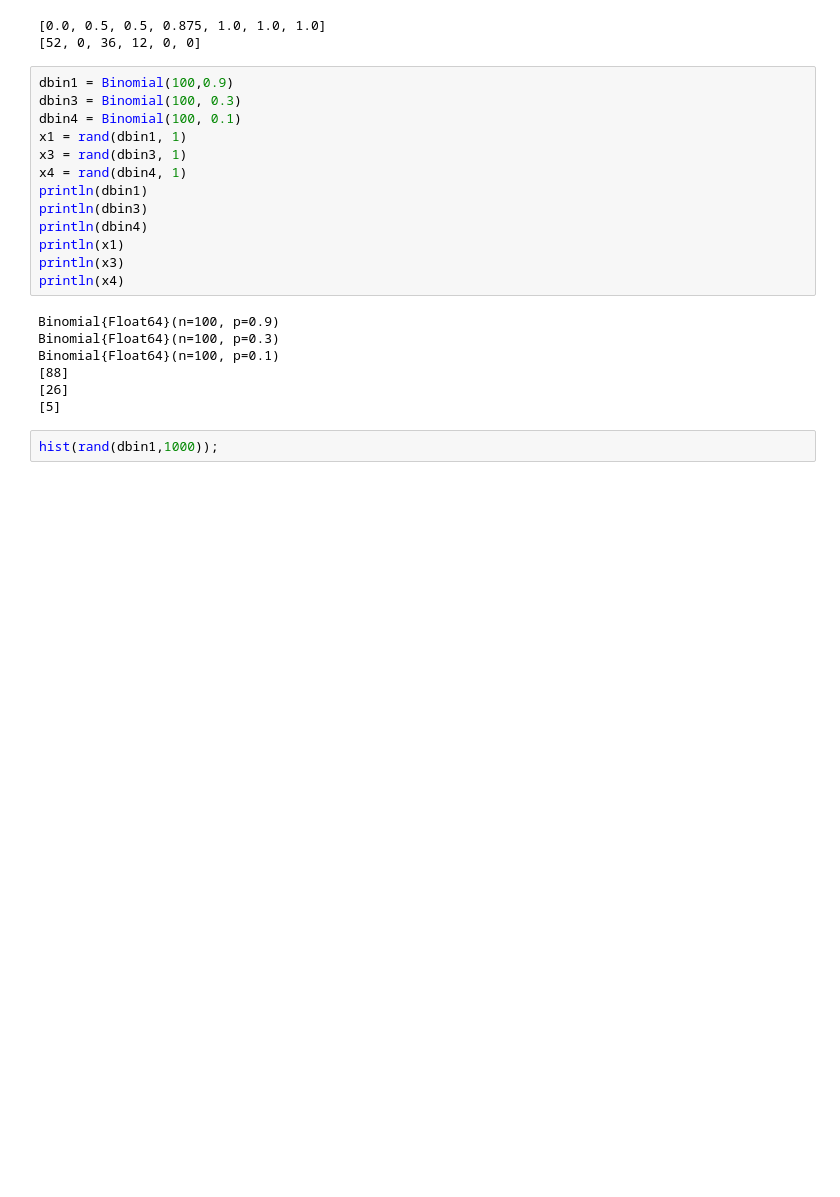
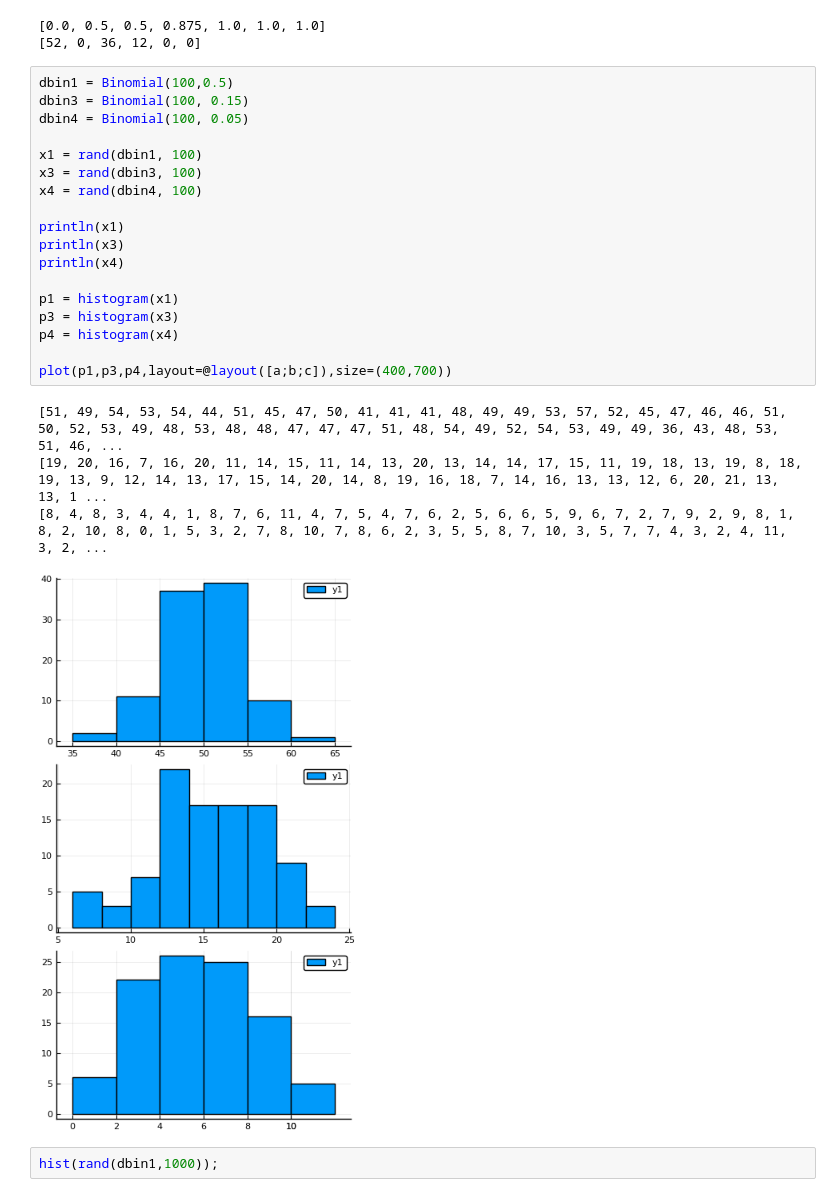
Before and after one commit to lewisl/CovidSim, a Jupyter notebook: prototyping.ipynb, the cells around one changed output. Drawn from its saved outputs; the diff is of its cells as text; blank space fills up the shorter version.

```diff
--- a/prototyping.ipynb
+++ b/prototyping.ipynb
@@ -259,25 +202,28 @@ bar(names, counts);
 [0.0, 0.5, 0.5, 0.875, 1.0, 1.0, 1.0]
 [52, 0, 36, 12, 0, 0]
 # %%
-dbin1 = Binomial(100,0.9)
-dbin3 = Binomial(100, 0.3)
-dbin4 = Binomial(100, 0.1)
-x1 = rand(dbin1, 1)
-x3 = rand(dbin3, 1)
-x4 = rand(dbin4, 1)
-println(dbin1)
-println(dbin3)
-println(dbin4)
+dbin1 = Binomial(100,0.5)
+dbin3 = Binomial(100, 0.15)
+dbin4 = Binomial(100, 0.05)
+
+x1 = rand(dbin1, 100)
+x3 = rand(dbin3, 100)
+x4 = rand(dbin4, 100)
+
 println(x1)
 println(x3)
 println(x4)
+
+p1 = histogram(x1)
+p3 = histogram(x3)
+p4 = histogram(x4)
+
+plot(p1,p3,p4,layout=@layout([a;b;c]),size=(400,700))
 # %% [output]
-Binomial{Float64}(n=100, p=0.9)
-Binomial{Float64}(n=100, p=0.3)
-Binomial{Float64}(n=100, p=0.1)
-[88]
-[26]
-[5]
+[51, 49, 54, 53, 54, 44, 51, 45, 47, 50, 41, 41, 41, 48, 49, 49, 53, 57, 52, 45, 47, 46, 46, 51, 50, 52, 53, 49, 48, 53, 48, 48, 47, 47, 47, 51, 48, 54, 49, 52, 54, 53, 49, 49, 36, 43, 48, 53, 51, 46, ...
+[19, 20, 16, 7, 16, 20, 11, 14, 15, 11, 14, 13, 20, 13, 14, 14, 17, 15, 11, 19, 18, 13, 19, 8, 18, 19, 13, 9, 12, 14, 13, 17, 15, 14, 20, 14, 8, 19, 16, 18, 7, 14, 16, 13, 13, 12, 6, 20, 21, 13, 13, 1 ...
+[8, 4, 8, 3, 4, 4, 1, 8, 7, 6, 11, 4, 7, 5, 4, 7, 6, 2, 5, 6, 6, 5, 9, 6, 7, 2, 7, 9, 2, 9, 8, 1, 8, 2, 10, 8, 0, 1, 5, 3, 2, 7, 8, 10, 7, 8, 6, 2, 3, 5, 5, 8, 7, 10, 3, 5, 7, 7, 4, 3, 2, 4, 11, 3, 2, ...
+[figure, added]
 # %%
 hist(rand(dbin1,1000));
 # %% [output]
```
Also changed, not shown: parts of 13 cells of this notebook, 7 other files.
